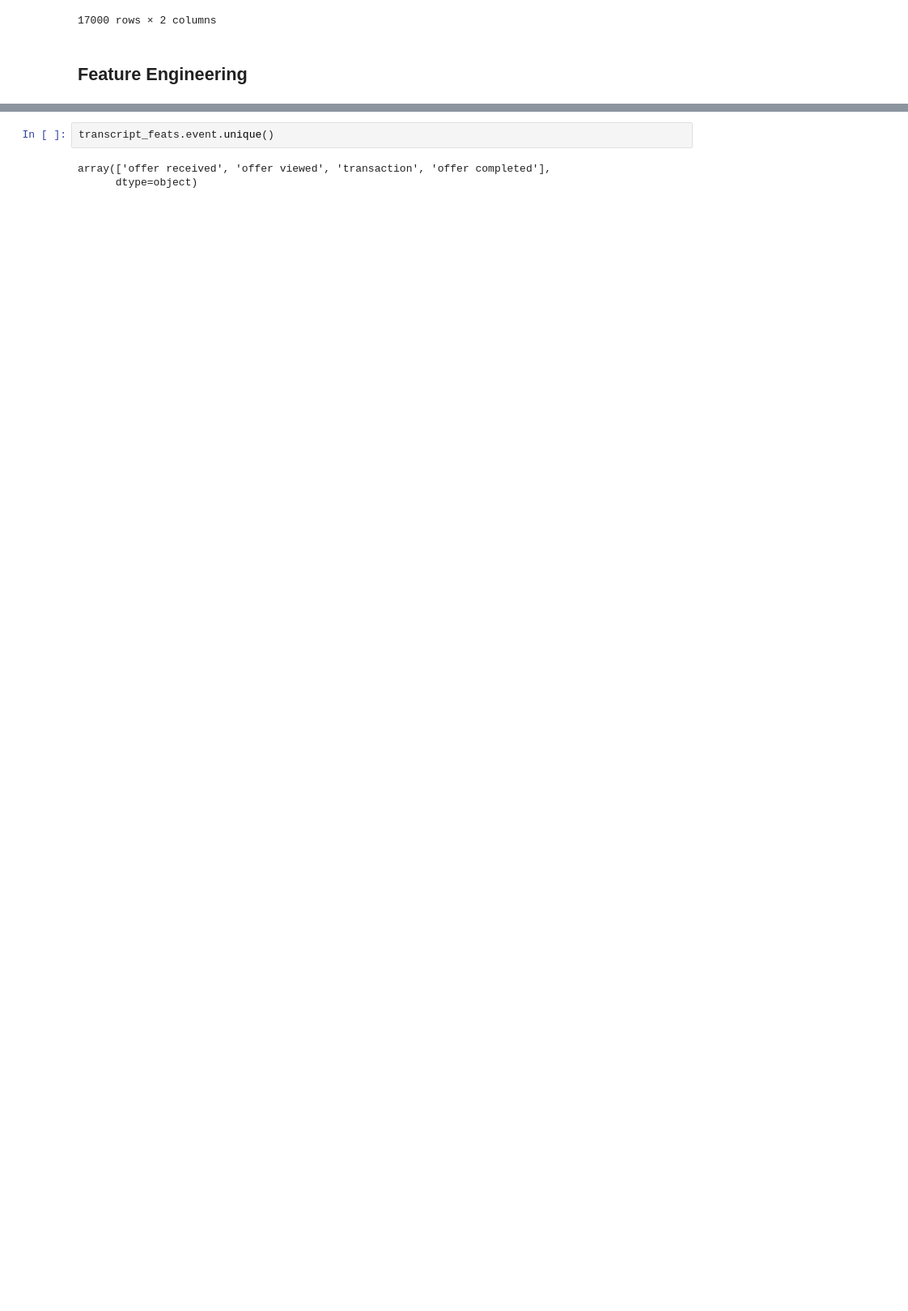
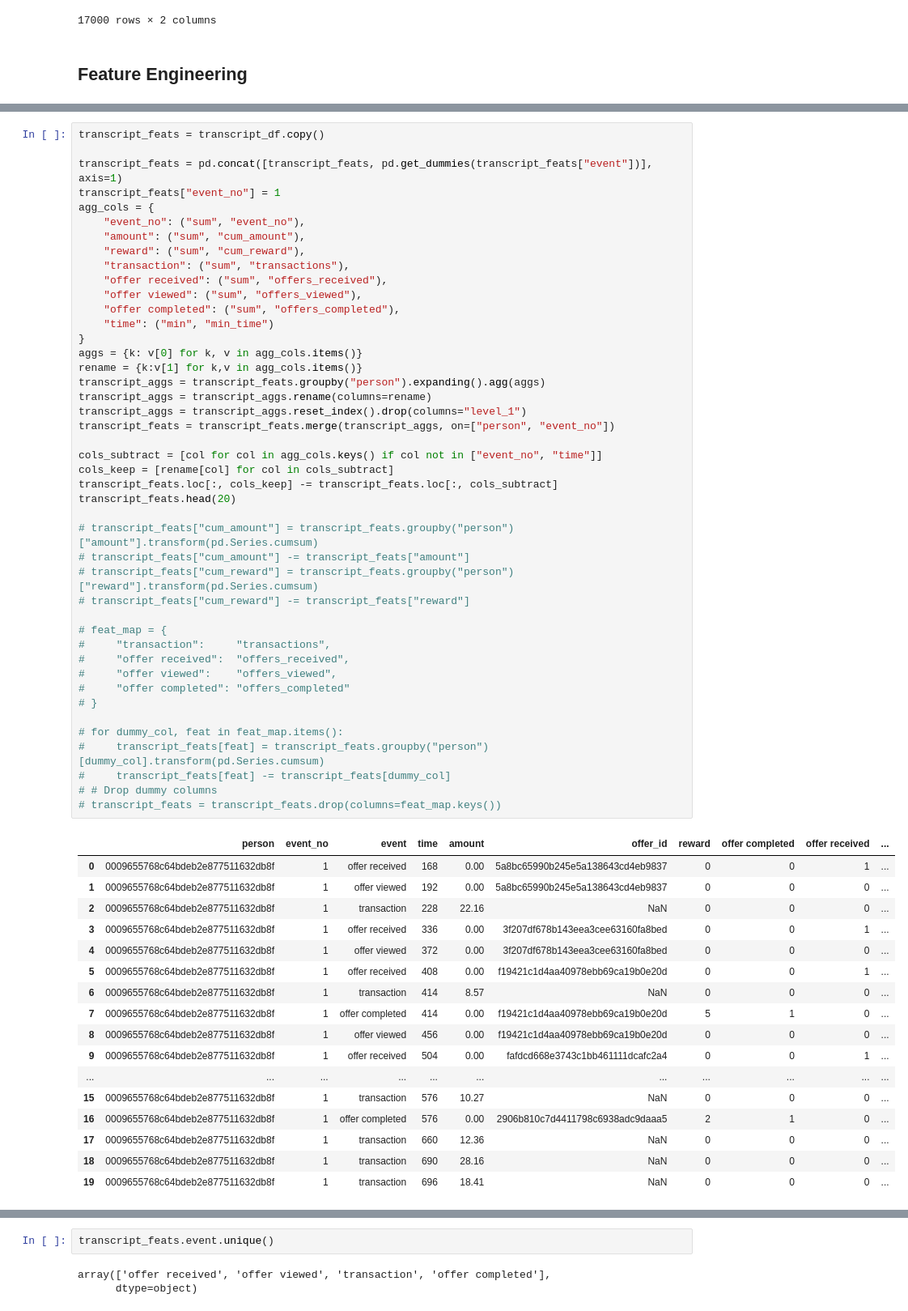
Before and after one commit to felipe-takaoka/starbucks-capstone, a Jupyter notebook: Starbucks_Capstone_notebook.ipynb, the cells around one changed output, grey strips where cells are left out. Shown at 81% size. Cells and saved outputs as stored; diff of their text form; blank space fills up the shorter version.

Commit message:
wip: Optimize aggregations with expanding method

```diff
--- a/Starbucks_Capstone_notebook.ipynb
+++ b/Starbucks_Capstone_notebook.ipynb
@@ -295,3 +369,65 @@ transcript_eda.groupby("person")["time"].min().reset_index().rename(columns={"ti
+# %%
+transcript_feats = transcript_df.copy()
+
+transcript_feats = pd.concat([transcript_feats, pd.get_dummies(transcript_feats["event"])], axis=1)
+transcript_feats["event_no"] = 1
+agg_cols = {
+    "event_no": ("sum", "event_no"),
+    "amount": ("sum", "cum_amount"),
+    "reward": ("sum", "cum_reward"),
+    "transaction": ("sum", "transactions"),
+    "offer received": ("sum", "offers_received"),
+    "offer viewed": ("sum", "offers_viewed"),
+    "offer completed": ("sum", "offers_completed"),
+    "time": ("min", "min_time")
+}
+aggs = {k: v[0] for k, v in agg_cols.items()}
+rename = {k:v[1] for k,v in agg_cols.items()}
+transcript_aggs = transcript_feats.groupby("person").expanding().agg(aggs)
+transcript_aggs = transcript_aggs.rename(columns=rename)
+transcript_aggs = transcript_aggs.reset_index().drop(columns="level_1")
+transcript_feats = transcript_feats.merge(transcript_aggs, on=["person", "event_no"])
+
+cols_subtract = [col for col in agg_cols.keys() if col not in ["event_no", "time"]]
+cols_keep = [rename[col] for col in cols_subtract]
+transcript_feats.loc[:, cols_keep] -= transcript_feats.loc[:, cols_subtract]
+transcript_feats.head(20)
+
+# transcript_feats["cum_amount"] = transcript_feats.groupby("person")["amount"].transform(pd.Series.cumsum)
+# transcript_feats["cum_amount"] -= transcript_feats["amount"]
+# transcript_feats["cum_reward"] = transcript_feats.groupby("person")["reward"].transform(pd.Series.cumsum)
+# transcript_feats["cum_reward"] -= transcript_feats["reward"]
+
+# feat_map = {
+#     "transaction":     "transactions",
+#     "offer received":  "offers_received",
+#     "offer viewed":    "offers_viewed",
+#     "offer completed": "offers_completed"
+# }
+
+# for dummy_col, feat in feat_map.items():
+#     transcript_feats[feat] = transcript_feats.groupby("person")[dummy_col].transform(pd.Series.cumsum)
+#     transcript_feats[feat] -= transcript_feats[dummy_col]
+# # Drop dummy columns
+# transcript_feats = transcript_feats.drop(columns=feat_map.keys())
+# %% [output]
+|  | person | event_no | event | time | amount | offer_id | reward | offer completed | offer received | ... |
+| 0 | 0009655768c64bdeb2e877511632db8f | 1 | offer received | 168 | 0.00 | 5a8bc65990b245e5a138643cd4eb9837 | 0 | 0 | 1 | ... |
+| 1 | 0009655768c64bdeb2e877511632db8f | 1 | offer viewed | 192 | 0.00 | 5a8bc65990b245e5a138643cd4eb9837 | 0 | 0 | 0 | ... |
+| 2 | 0009655768c64bdeb2e877511632db8f | 1 | transaction | 228 | 22.16 | NaN | 0 | 0 | 0 | ... |
+| 3 | 0009655768c64bdeb2e877511632db8f | 1 | offer received | 336 | 0.00 | 3f207df678b143eea3cee63160fa8bed | 0 | 0 | 1 | ... |
+| 4 | 0009655768c64bdeb2e877511632db8f | 1 | offer viewed | 372 | 0.00 | 3f207df678b143eea3cee63160fa8bed | 0 | 0 | 0 | ... |
+| 5 | 0009655768c64bdeb2e877511632db8f | 1 | offer received | 408 | 0.00 | f19421c1d4aa40978ebb69ca19b0e20d | 0 | 0 | 1 | ... |
+| 6 | 0009655768c64bdeb2e877511632db8f | 1 | transaction | 414 | 8.57 | NaN | 0 | 0 | 0 | ... |
+| 7 | 0009655768c64bdeb2e877511632db8f | 1 | offer completed | 414 | 0.00 | f19421c1d4aa40978ebb69ca19b0e20d | 5 | 1 | 0 | ... |
+| 8 | 0009655768c64bdeb2e877511632db8f | 1 | offer viewed | 456 | 0.00 | f19421c1d4aa40978ebb69ca19b0e20d | 0 | 0 | 0 | ... |
+| 9 | 0009655768c64bdeb2e877511632db8f | 1 | offer received | 504 | 0.00 | fafdcd668e3743c1bb461111dcafc2a4 | 0 | 0 | 1 | ... |
+| ... | ... | ... | ... | ... | ... | ... | ... | ... | ... | ... |
+| 15 | 0009655768c64bdeb2e877511632db8f | 1 | transaction | 576 | 10.27 | NaN | 0 | 0 | 0 | ... |
+| 16 | 0009655768c64bdeb2e877511632db8f | 1 | offer completed | 576 | 0.00 | 2906b810c7d4411798c6938adc9daaa5 | 2 | 1 | 0 | ... |
+| 17 | 0009655768c64bdeb2e877511632db8f | 1 | transaction | 660 | 12.36 | NaN | 0 | 0 | 0 | ... |
+| 18 | 0009655768c64bdeb2e877511632db8f | 1 | transaction | 690 | 28.16 | NaN | 0 | 0 | 0 | ... |
+| 19 | 0009655768c64bdeb2e877511632db8f | 1 | transaction | 696 | 18.41 | NaN | 0 | 0 | 0 | ... |
 # %%
 transcript_feats = transcript_df.copy()
 
```
Also changed, not shown: parts of 8 cells of this notebook.
